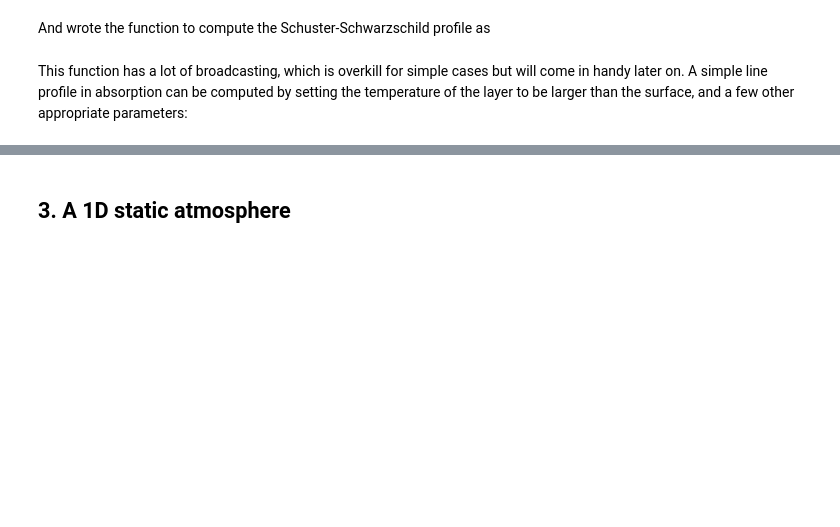
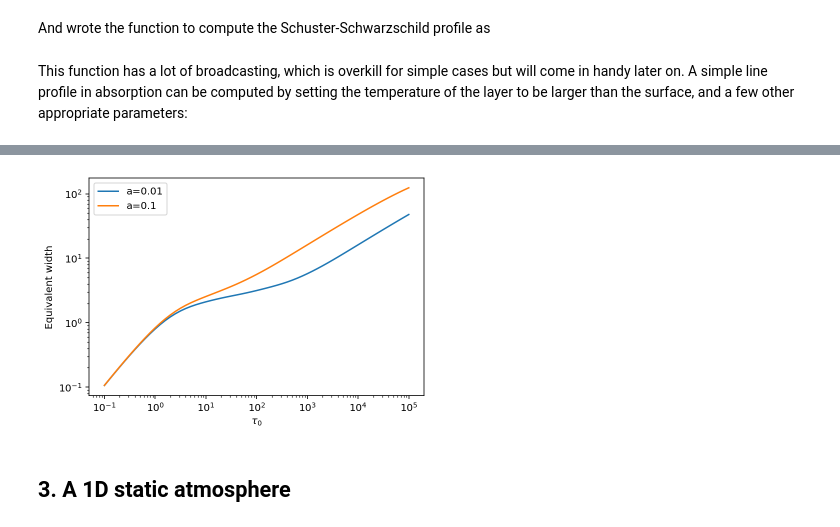
Before and after one commit to tiagopereira/ast4310, a Jupyter notebook: notebooks/tutorials/radiative_transfer_1D.ipynb, the cells around one changed output, grey strips where cells are left out. Cells and saved outputs as stored; diff of their text form; code cells hidden in the pictures; blank space fills up the shorter version.

```diff
--- a/notebooks/tutorials/radiative_transfer_1D.ipynb
+++ b/notebooks/tutorials/radiative_transfer_1D.ipynb
@@ -106,7 +106,27 @@ The curve of growth is a plot of $W_\lambda$ vs the amount of extinction of opti
 
 * Which parameter should you increase to produce emission lines instead of absorption lines? Change it accordingly and modify the code to produce emission profiles and an emission-line curve of growth. (To avoid taking the log of negative $W_\lambda$, plot the absolute value of $W_\lambda$.)
 # %%
-# Your answers here
+tau0 = numpy.logspace(-1, 5, 61)
+wave = units.Quantity(500, unit='nm')
+u = numpy.linspace(-300, 300, 1000)
+temp_surface = 6000 * units.K
+temp_layer = 5000 * units.K
+a = 0.01
+intensity = compute_profile(tau0, a, u, wave)
+intensity /= intensity[0]
+W = numpy.trapz(1 - intensity, x=u, axis=0)
+a = 0.1
+intensity = compute_profile(tau0, a, u, wave)
+intensity /= intensity[0]
+W01 = numpy.trapz(1 - intensity, x=u, axis=0)
+fig, ax = plt.subplots()
+ax.loglog(tau0, W, label='a=0.01')
+ax.loglog(tau0, W01, label='a=0.1')
+ax.set_ylabel("Equivalent width")
+ax.set_xlabel(r"$\tau_0$")
+ax.legend(loc="upper left");
+# %% [output]
+[figure, added]
 # %% [markdown]
 ## 3. A 1D static atmosphere
 # %% [markdown]
```
Also changed, not shown: parts of 6 cells of this notebook.
